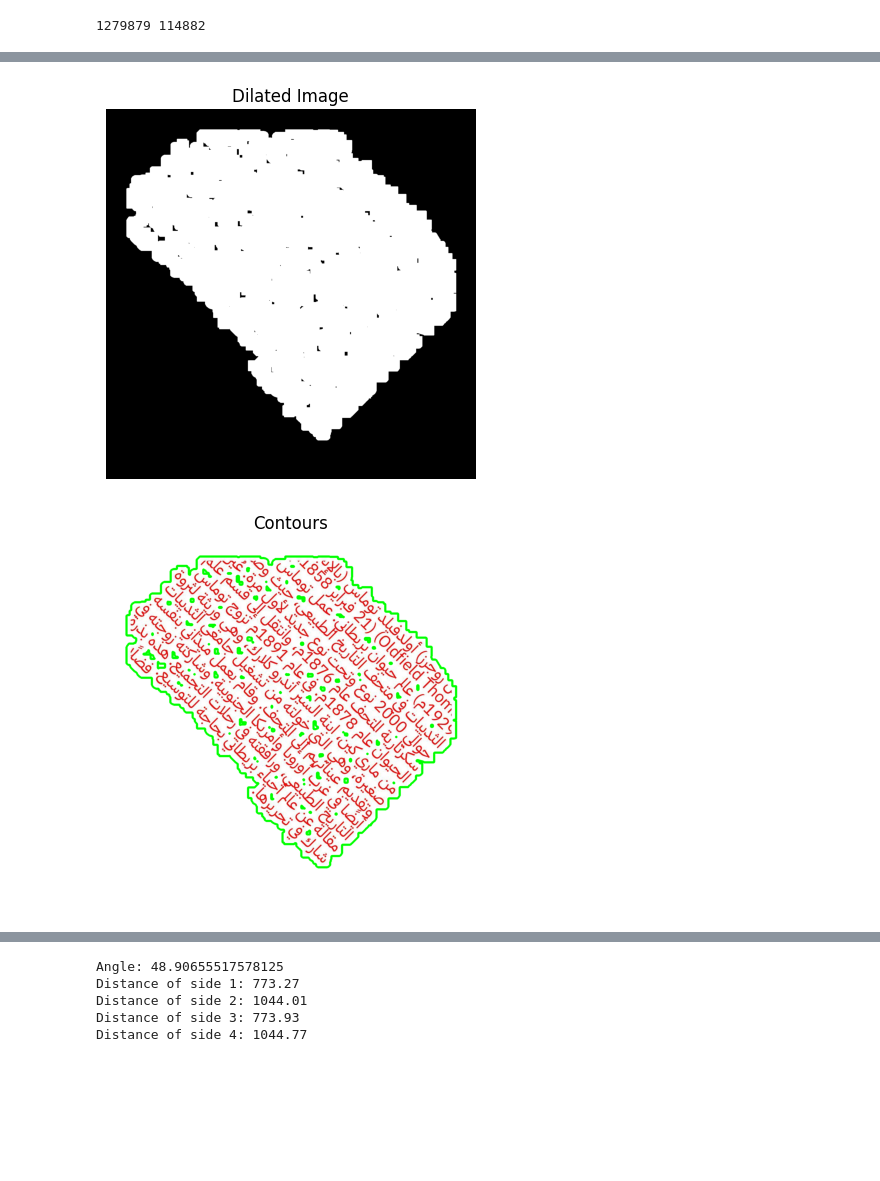
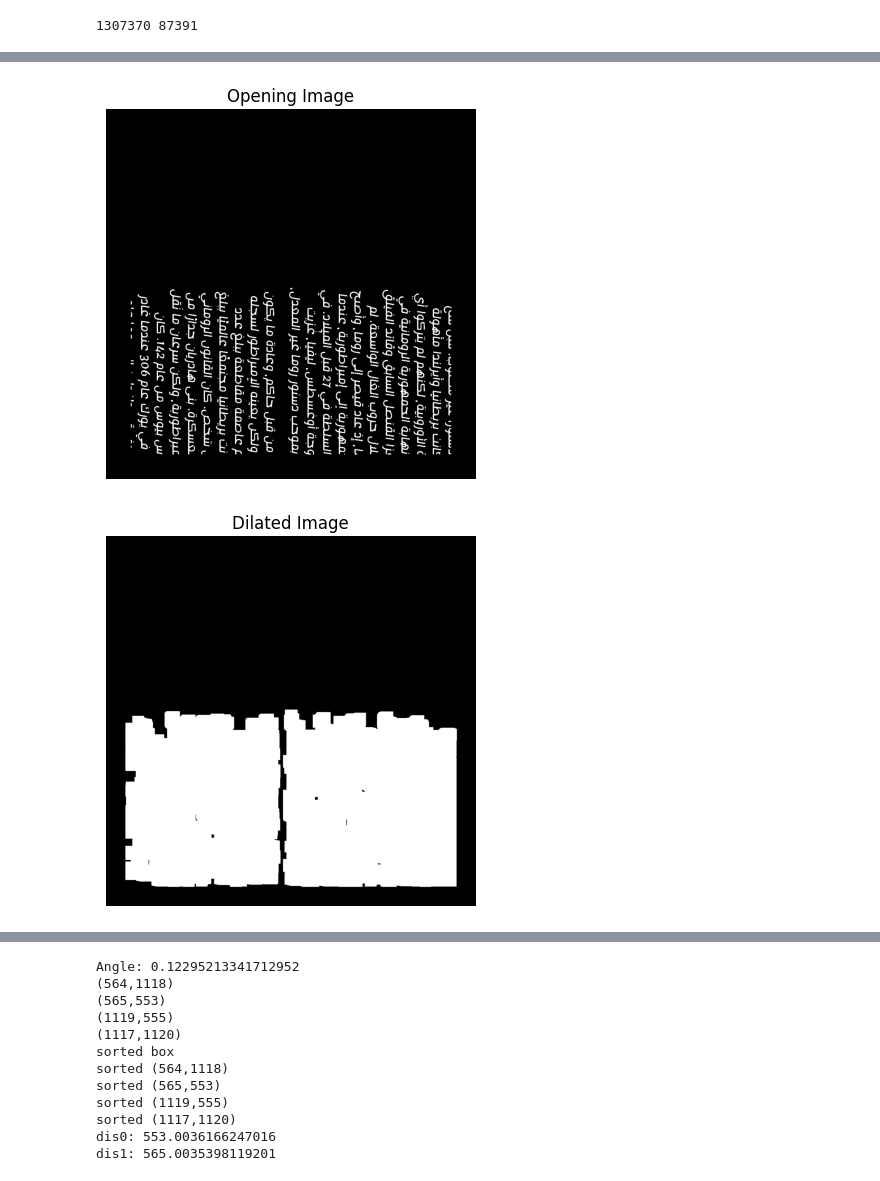
Before and after one commit to yousefosama654/Arabic-Font-Recognition, a Jupyter notebook: training-classification.ipynb, the cells around one changed output, grey strips where cells are left out. Saved outputs shown, nothing was run; the diff lists cells and outputs as text; code cells hidden in the pictures; blank space fills up the shorter version.

```diff
--- a/training-classification.ipynb
+++ b/training-classification.ipynb
@@ -192,7 +224,7 @@ def Preprocessing(image,Trace=False):
     deskewed = DeskewImage(img,image, Trace)
     return deskewed
 # %%
-img = io.imread(f"{DataSetPATH}/IBM Plex Sans Arabic/111.jpeg")
+img = io.imread(f"{DataSetPATH}/Lemonada/382.jpeg")
 
 corrected = Preprocessing(img, True)
 show_images([corrected], ["Corrected Image"])
@@ -201 +233 @@ show_images([corrected], ["Corrected Image"])
-1279879 114882
+1307370 87391
@@ -203,2 +235,2 @@ show_images([corrected], ["Corrected Image"])
-[figure, old version]
+[figure, new version]
-[figure, old version]
+[figure, new version]
@@ -206,5 +239,12 @@ show_images([corrected], ["Corrected Image"])
-Angle: 48.90655517578125
-Distance of side 1: 773.27
-Distance of side 2: 1044.01
-Distance of side 3: 773.93
-Distance of side 4: 1044.77
+Angle: 0.12295213341712952
+(564,1118)
+(565,553)
+(1119,555)
+(1117,1120)
+sorted box
+sorted (564,1118)
+sorted (565,553)
+sorted (1119,555)
+sorted (1117,1120)
+dis0: 553.0036166247016
+dis1: 565.0035398119201
```
Also changed, not shown: parts of 6 cells of this notebook.
